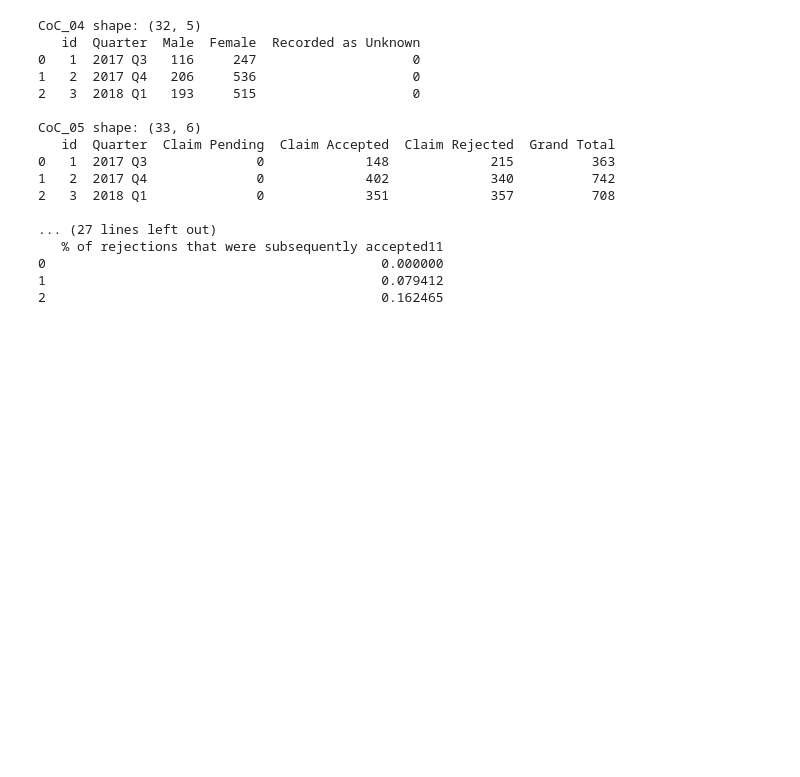
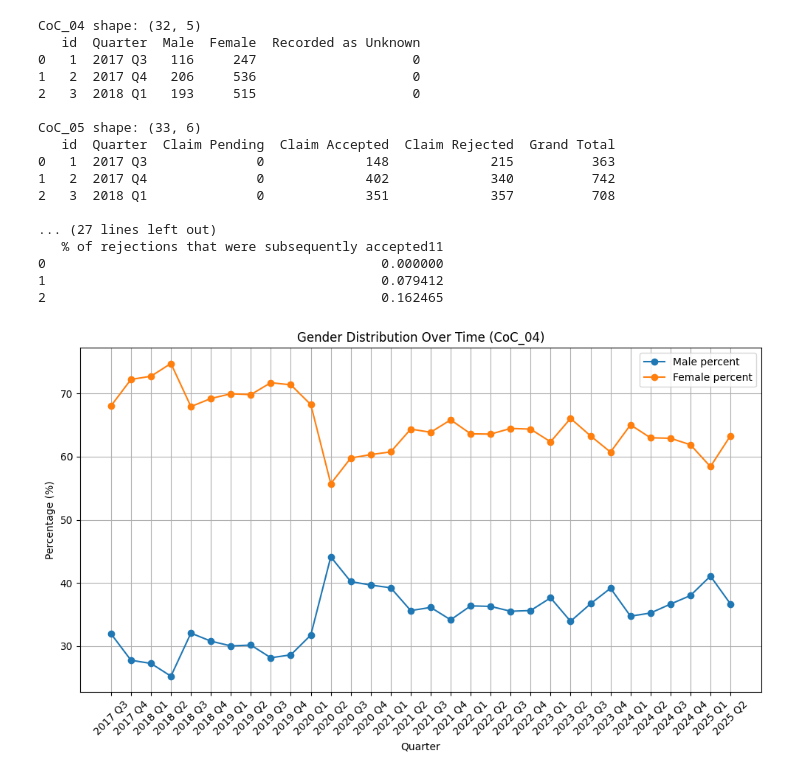
Before and after one commit to Ilyas2695/ukgov_data_analysis, a Jupyter notebook: notebooks/coc04-07_visualisation.ipynb, the cells around one changed output. Saved outputs shown, nothing was run; the diff lists cells and outputs as text; code cells hidden in the pictures; blank space fills up the shorter version.

Commit message:
added CoC_04 and CoC_05 visualisations

```diff
--- a/notebooks/coc04-07_visualisation.ipynb
+++ b/notebooks/coc04-07_visualisation.ipynb
@@ -29,3 +29,23 @@ CoC_05 shape: (33, 6)
 0                                           0.000000
 1                                           0.079412
 2                                           0.162465
+# %%
+CoC_04['Total'] = CoC_04['Male'] + CoC_04['Female'] + CoC_04['Recorded as Unknown']
+
+CoC_04['Male percent'] = CoC_04['Male'] / CoC_04['Total'] * 100
+CoC_04['Female percent'] = CoC_04['Female'] / CoC_04['Total'] * 100
+
+plt.figure(figsize=(10, 6))
+plt.plot(CoC_04['Quarter'], CoC_04['Male percent'], marker='o', label='Male percent')
+plt.plot(CoC_04['Quarter'], CoC_04['Female percent'], marker='o', label='Female percent')
+
+plt.title('Gender Distribution Over Time (CoC_04)')
+plt.xlabel('Quarter')
+plt.ylabel('Percentage (%)')
+plt.xticks(rotation=45)
+plt.legend()
+plt.grid(True)
+plt.tight_layout()
+plt.show()
+# %% [output]
+[figure, added]
```
Also changed, not shown: parts of 1 cell of this notebook.
